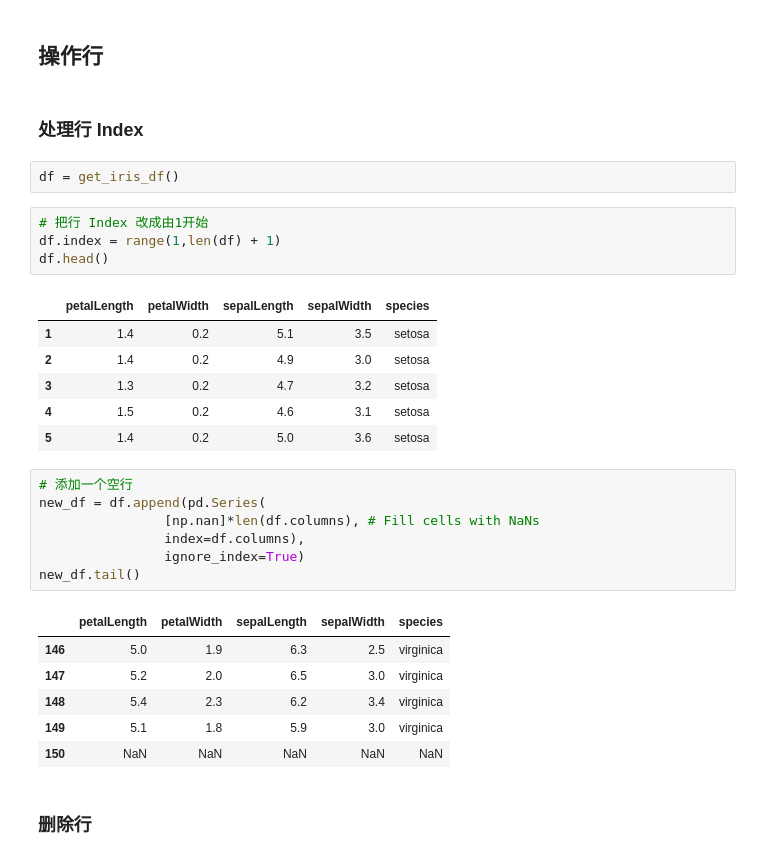
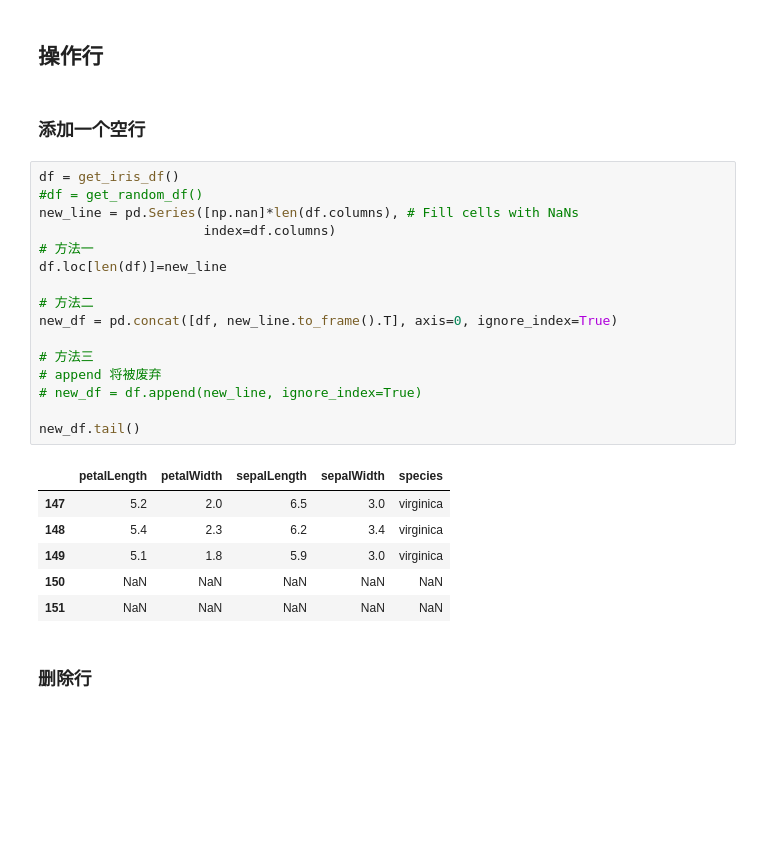
Before and after one commit to dormouse/notes, a Jupyter notebook: source/pandas/pandas_note.ipynb, the cells around one changed output. Cells and saved outputs as stored; diff of their text form; blank space fills up the shorter version.

```diff
--- a/source/pandas/pandas_note.ipynb
+++ b/source/pandas/pandas_note.ipynb
@@ -1123,34 +1117,30 @@ df.drop(columns=['A', 'C'], axis=1).head()
 # %% [markdown]
 ## 操作行
-# %% [markdown]
-### 处理行 Index
-# %%
-df = get_iris_df()
-# %%
-# 把行 Index 改成由1开始
-df.index = range(1,len(df) + 1)
-df.head()
-# %% [output]
-|  | petalLength | petalWidth | sepalLength | sepalWidth | species |
-| 1 | 1.4 | 0.2 | 5.1 | 3.5 | setosa |
-| 2 | 1.4 | 0.2 | 4.9 | 3.0 | setosa |
-| 3 | 1.3 | 0.2 | 4.7 | 3.2 | setosa |
-| 4 | 1.5 | 0.2 | 4.6 | 3.1 | setosa |
-| 5 | 1.4 | 0.2 | 5.0 | 3.6 | setosa |
+# %% [markdown]
+### 添加一个空行
 # %%
-# 添加一个空行
-new_df = df.append(pd.Series(
-                [np.nan]*len(df.columns), # Fill cells with NaNs
-                index=df.columns),
-                ignore_index=True)
+df = get_iris_df()
+#df = get_random_df()
+new_line = pd.Series([np.nan]*len(df.columns), # Fill cells with NaNs
+                     index=df.columns)
+# 方法一
+df.loc[len(df)]=new_line
+
+# 方法二
+new_df = pd.concat([df, new_line.to_frame().T], axis=0, ignore_index=True)
+
+# 方法三
+# append 将被废弃
+# new_df = df.append(new_line, ignore_index=True)
+
 new_df.tail()
 # %% [output]
 |  | petalLength | petalWidth | sepalLength | sepalWidth | species |
-| 146 | 5.0 | 1.9 | 6.3 | 2.5 | virginica |
 | 147 | 5.2 | 2.0 | 6.5 | 3.0 | virginica |
 | 148 | 5.4 | 2.3 | 6.2 | 3.4 | virginica |
 | 149 | 5.1 | 1.8 | 5.9 | 3.0 | virginica |
 | 150 | NaN | NaN | NaN | NaN | NaN |
+| 151 | NaN | NaN | NaN | NaN | NaN |
 # %% [markdown]
 ### 删除行
 # %%
```
Also changed, not shown: parts of 41 cells of this notebook.
